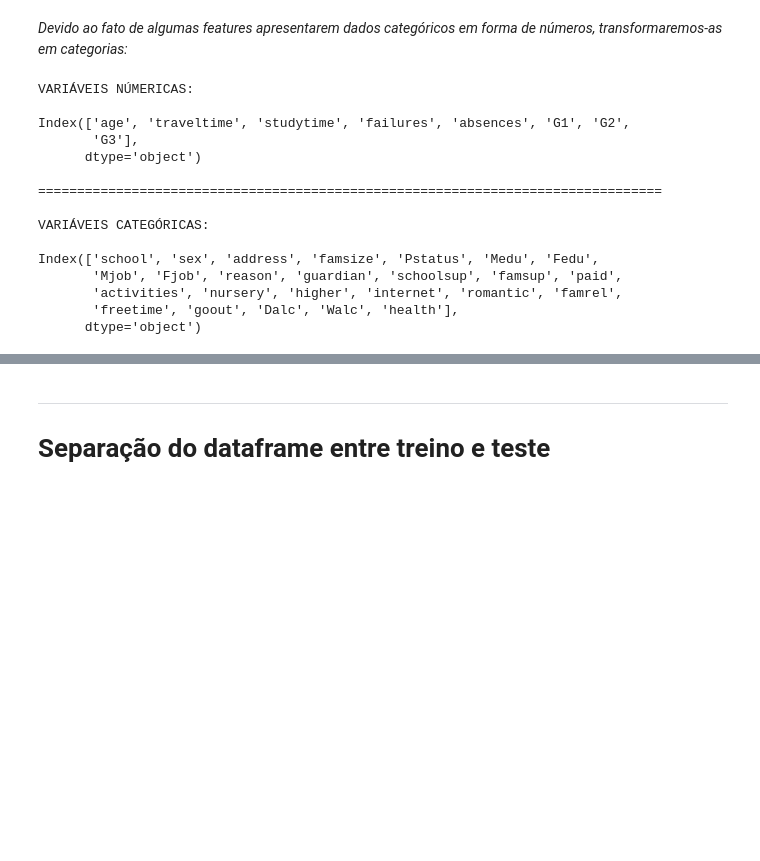
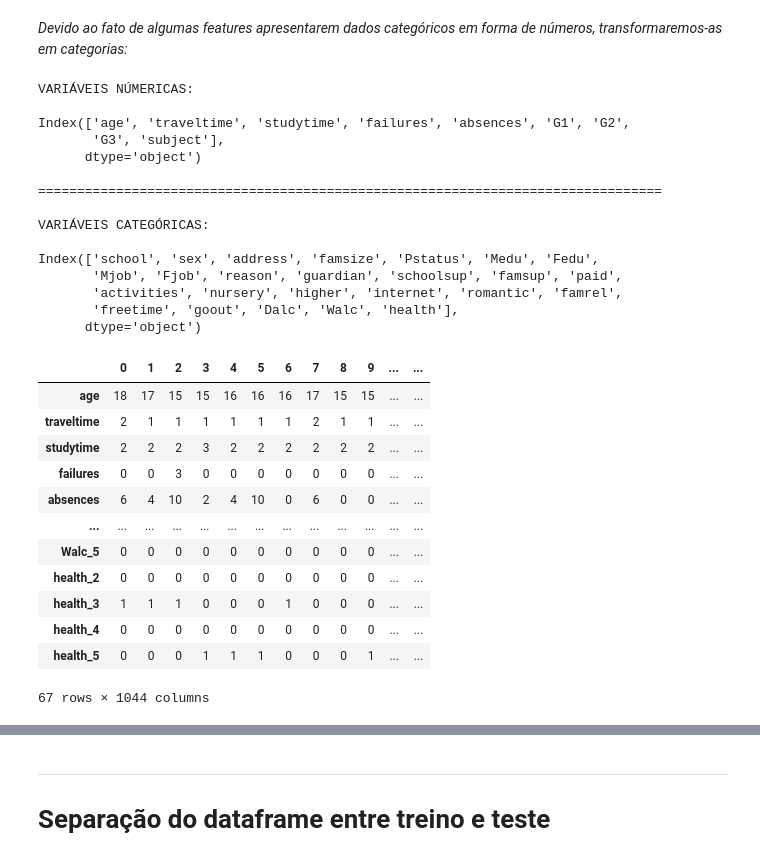
Before and after one commit to Lahiry/C.R.I.N.G.E.Y., a Jupyter notebook: Projeto2.ipynb, the cells around one changed output, grey strips where cells are left out. Drawn from its saved outputs; the diff is of its cells as text; code cells hidden in the pictures; blank space fills up the shorter version.

Commit message:
getting dummies

```diff
--- a/Projeto2.ipynb
+++ b/Projeto2.ipynb
@@ -89,7 +90,7 @@ data_por.head()
 *Juntaremos os dataframes, já que não não há a necessidade da separação de matérias para o nosso modelo*
 # %%
 # Juntando os dataframes
-data = pd.concat([data_mat,data_por])
+data = pd.concat([data_mat,data_por],ignore_index=True)
 data.head()
 # %% [output]
 |  | school | sex | age | address | famsize | Pstatus | Medu | Fedu | Mjob | Fjob | ... | ... |
@@ -169,7 +170,7 @@ print(cat_data)
 VARIÁVEIS NÚMERICAS:
 
 Index(['age', 'traveltime', 'studytime', 'failures', 'absences', 'G1', 'G2',
-       'G3'],
+       'G3', 'subject'],
       dtype='object')
 
 ================================================================================
@@ -181,3 +182,20 @@ Index(['school', 'sex', 'address', 'famsize', 'Pstatus', 'Medu', 'Fedu',
        'activities', 'nursery', 'higher', 'internet', 'romantic', 'famrel',
        'freetime', 'goout', 'Dalc', 'Walc', 'health'],
       dtype='object')
+# %%
+encode = pd.get_dummies(data=data, columns=cat_data,drop_first=True)
+encode.T
+# %% [output]
+|  | 0 | 1 | 2 | 3 | 4 | 5 | 6 | 7 | 8 | 9 | ... | ... |
+| age | 18 | 17 | 15 | 15 | 16 | 16 | 16 | 17 | 15 | 15 | ... | ... |
+| traveltime | 2 | 1 | 1 | 1 | 1 | 1 | 1 | 2 | 1 | 1 | ... | ... |
+| studytime | 2 | 2 | 2 | 3 | 2 | 2 | 2 | 2 | 2 | 2 | ... | ... |
+| failures | 0 | 0 | 3 | 0 | 0 | 0 | 0 | 0 | 0 | 0 | ... | ... |
+| absences | 6 | 4 | 10 | 2 | 4 | 10 | 0 | 6 | 0 | 0 | ... | ... |
+| ... | ... | ... | ... | ... | ... | ... | ... | ... | ... | ... | ... | ... |
+| Walc_5 | 0 | 0 | 0 | 0 | 0 | 0 | 0 | 0 | 0 | 0 | ... | ... |
+| health_2 | 0 | 0 | 0 | 0 | 0 | 0 | 0 | 0 | 0 | 0 | ... | ... |
+| health_3 | 1 | 1 | 1 | 0 | 0 | 0 | 1 | 0 | 0 | 0 | ... | ... |
+| health_4 | 0 | 0 | 0 | 0 | 0 | 0 | 0 | 0 | 0 | 0 | ... | ... |
+| health_5 | 0 | 0 | 0 | 1 | 1 | 1 | 0 | 0 | 0 | 1 | ... | ... |
+67 rows × 1044 columns
```
Also changed, not shown: parts of 12 cells of this notebook.
